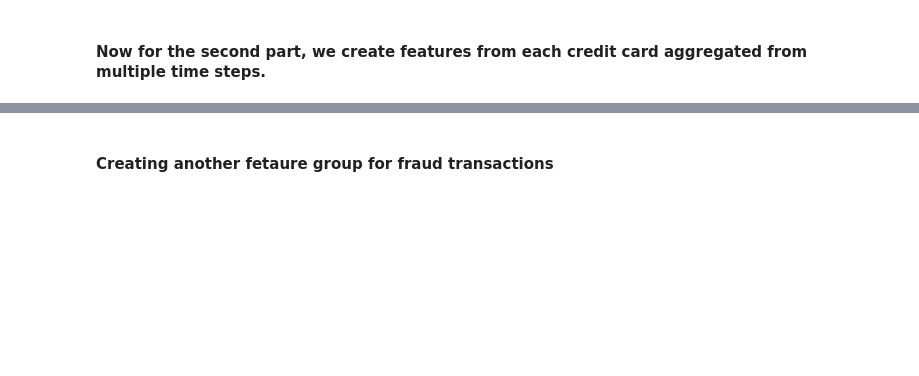
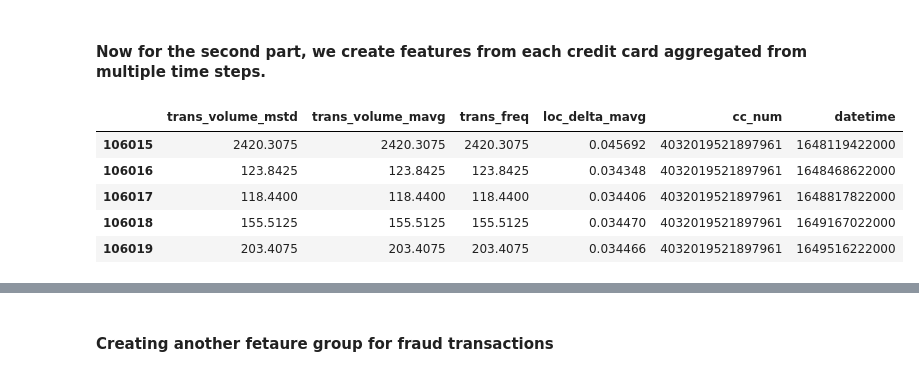
Before and after one commit to ayush-vatsal/Credit-Card-Fraud, a Jupyter notebook: Backfill_Notebook.ipynb, the cells around one changed output, grey strips where cells are left out. Saved outputs shown, nothing was run; the diff lists cells and outputs as text; code cells hidden in the pictures; blank space fills up the shorter version.

```diff
--- a/Backfill_Notebook.ipynb
+++ b/Backfill_Notebook.ipynb
@@ -88,8 +140,15 @@ for desc in feature_descriptions:
 #### Now for the second part, we create features from each credit card aggregated from multiple time steps.
 # %%
 window_len = 4
-window_aggs_df = cc_features.aggregate_activity_by_hour(trans_df, window_len)
+window_aggs_df = features.aggregate_activity_by_hour(trans_df, window_len)
 window_aggs_df.tail()
+# %% [output]
+|  | trans_volume_mstd | trans_volume_mavg | trans_freq | loc_delta_mavg | cc_num | datetime |
+| 106015 | 2420.3075 | 2420.3075 | 2420.3075 | 0.045692 | 4032019521897961 | 1648119422000 |
+| 106016 | 123.8425 | 123.8425 | 123.8425 | 0.034348 | 4032019521897961 | 1648468622000 |
+| 106017 | 118.4400 | 118.4400 | 118.4400 | 0.034406 | 4032019521897961 | 1648817822000 |
+| 106018 | 155.5125 | 155.5125 | 155.5125 | 0.034470 | 4032019521897961 | 1649167022000 |
+| 106019 | 203.4075 | 203.4075 | 203.4075 | 0.034466 | 4032019521897961 | 1649516222000 |
 # %%
 window_aggs_fg = fs.get_or_create_feature_group(
     name=f"cc_trans_fraud_{window_len}h",
```
Also changed, not shown: parts of 9 cells of this notebook.
